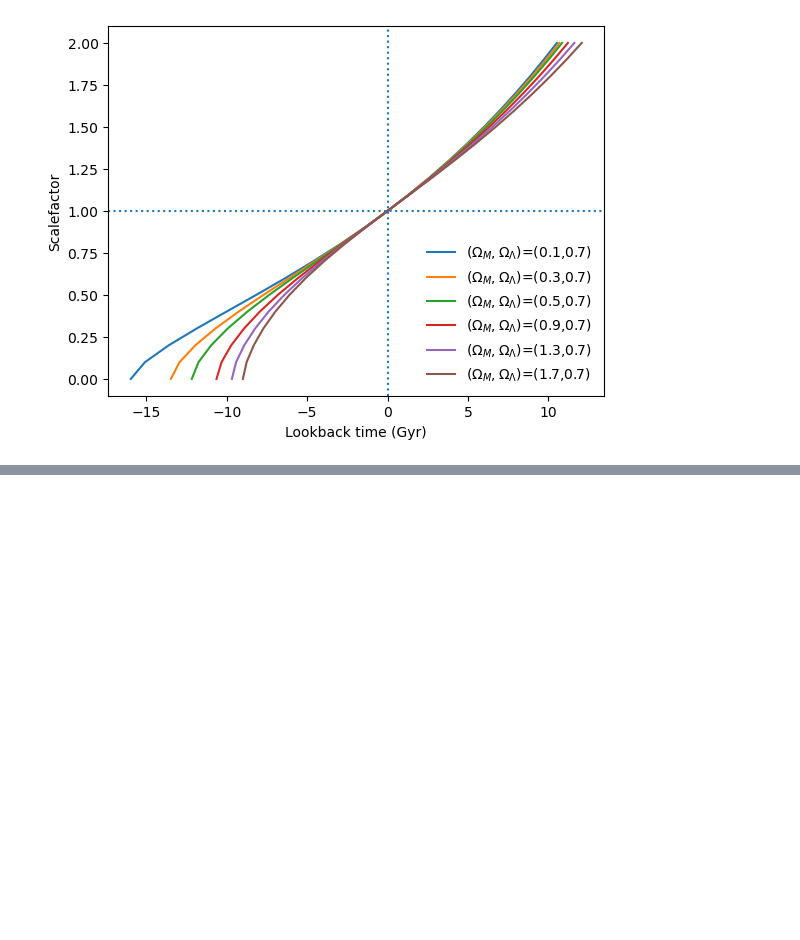
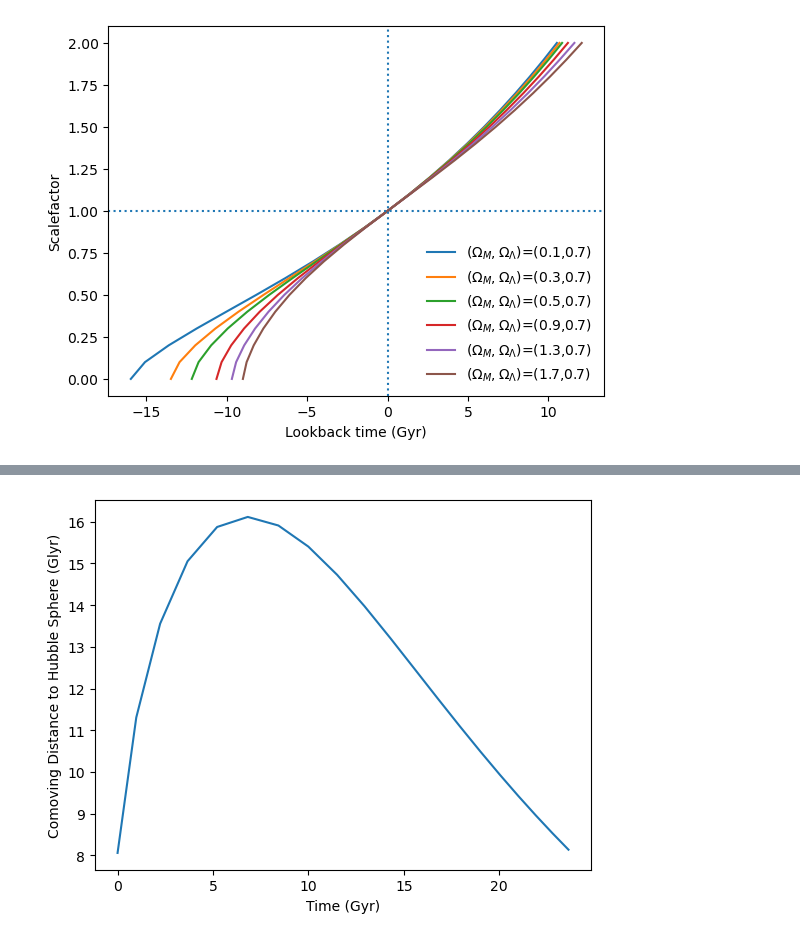
Before and after one commit to naidee/Cosmology-Project, a Jupyter notebook: cosmo/docs/notebooks/CosmoIntroPrez.ipynb, the cells around one changed output, grey strips where cells are left out. Cells and saved outputs as stored; diff of their text form; code cells hidden in the pictures; blank space fills up the shorter version.

```diff
--- a/cosmo/docs/notebooks/CosmoIntroPrez.ipynb
+++ b/cosmo/docs/notebooks/CosmoIntroPrez.ipynb
@@ -374,0 +416,8 @@ plt.show()
+# %%
+plt.plot(tbacks - min(tbacks), Dist2HUBS)
+
+plt.xlabel('Time (Gyr)')
+plt.ylabel('Comoving Distance to Hubble Sphere (Glyr)')
+plt.show()
+# %% [output]
+[figure, added]
```
Also changed, not shown: parts of 7 cells of this notebook, 1 other file.
